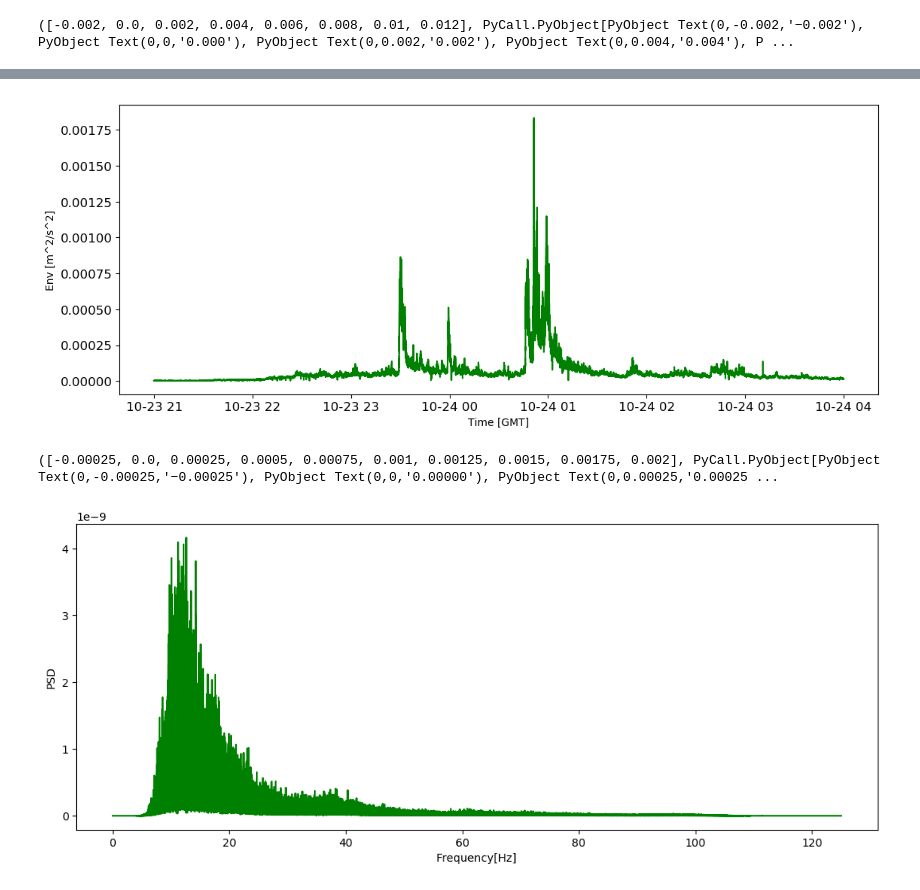
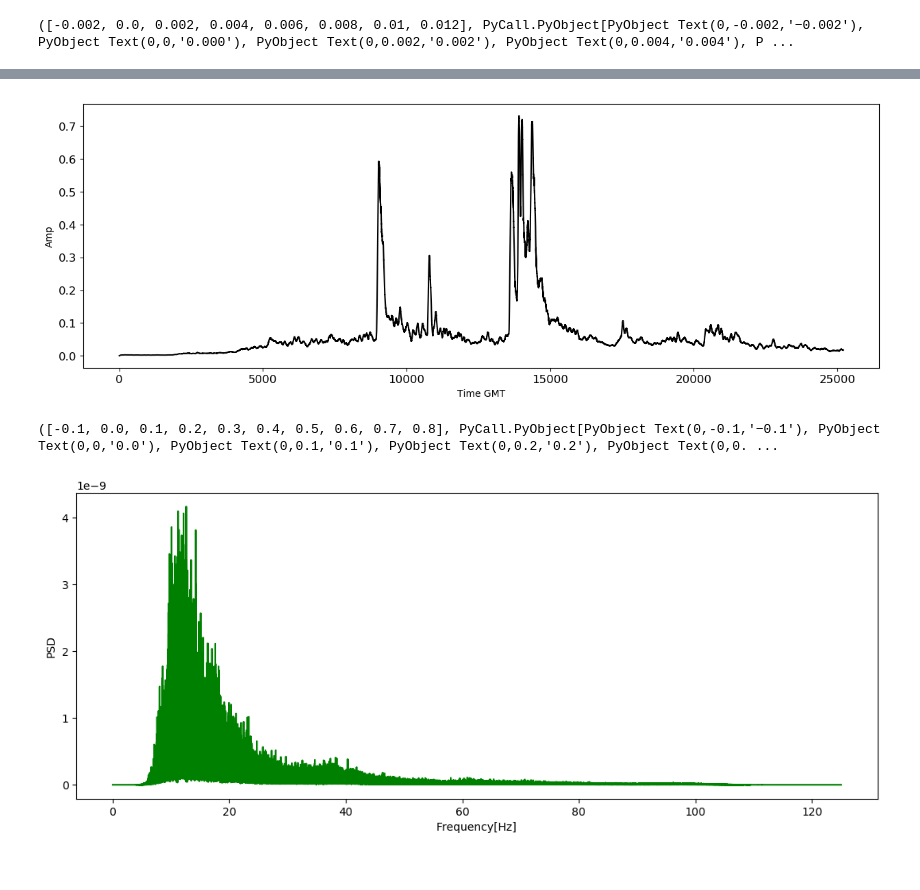
Before and after one commit to ivemv/CoV10, a Jupyter notebook: CoV2018.ipynb, the cells around one changed output, grey strips where cells are left out. Drawn from its saved outputs; the diff is of its cells as text; code cells hidden in the pictures.

```diff
--- a/CoV2018.ipynb
+++ b/CoV2018.ipynb
@@ -13,6 +15,6 @@ Info: Data are little-endian; byteswapping
 # %%
 #Conversion to physical units. V(m/s)= count*1.164153nV/22.8V/(m/s)
-pa.t = pa.t*0.000000000051059342;
+pa.t = pa.t*((1.1641e-9)/(22.8));
 # %%
 #Time vector
 ti = collect(0:pa.npts-1)*pa.delta;
@@ -144,13 +69,16 @@ while loading In[24], in expression starting on line 1
+# %%
+b = ones(15000)*(1/15000);
+env_1m = filt(b,1,env);
 # %%
-fig = figure(figsize=(13,5))
-plot(tp, e_av,"g")
-xlabel("Time [GMT]")
+fig = figure(figsize=(15,5))
+plot(ti,(abs.(env_1m)).*1000,"k")
+xlabel("Time GMT")
 xticks(fontsize=12)
-#ylabel("Env [m^2/s^2]")
+ylabel("Amp")
 yticks(fontsize=12)
 # %% [output]
-[figure, old version]
+[figure, new version]
-([-0.00025, 0.0, 0.00025, 0.0005, 0.00075, 0.001, 0.00125, 0.0015, 0.00175, 0.002], PyCall.PyObject[PyObject Text(0,-0.00025,'−0.00025'), PyObject Text(0,0,'0.00000'), PyObject Text(0,0.00025,'0.00025 ...
+([-0.1, 0.0, 0.1, 0.2, 0.3, 0.4, 0.5, 0.6, 0.7, 0.8], PyCall.PyObject[PyObject Text(0,-0.1,'−0.1'), PyObject Text(0,0,'0.0'), PyObject Text(0,0.1,'0.1'), PyObject Text(0,0.2,'0.2'), PyObject Text(0,0. ...
 # %%
 #Butterworth filter
 resp = Bandpass(6,124,fs=250)
```
Also changed, not shown: parts of 11 cells of this notebook.
